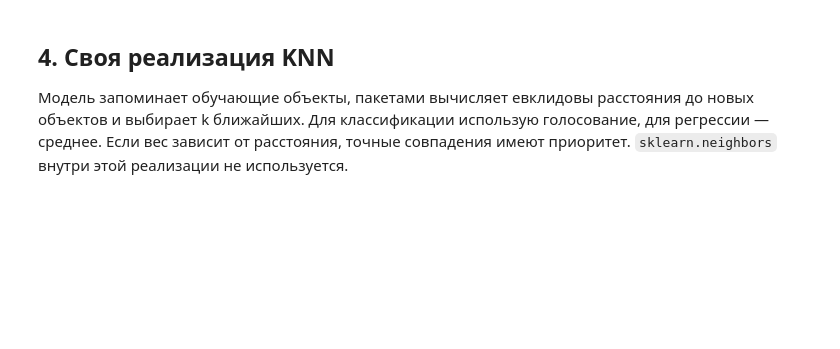
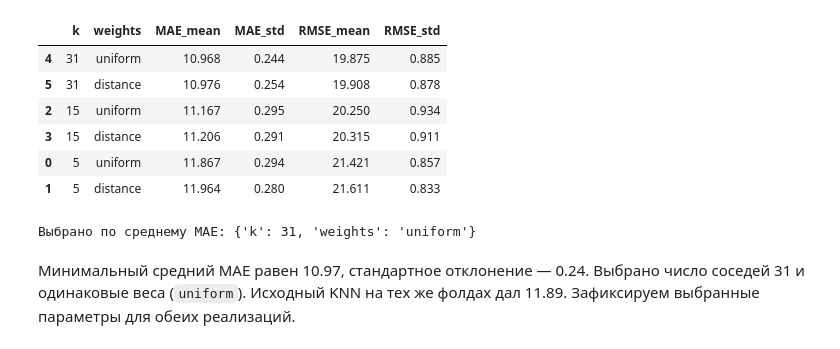
Before and after one commit to kirbasss/AI-Frameworks, a Jupyter notebook: notebooks/lab01_knn.ipynb, the cells around one changed output. Cells and saved outputs as stored; diff of their text form; code cells hidden in the pictures; blank space fills up the shorter version.

```diff
--- a/notebooks/lab01_knn.ipynb
+++ b/notebooks/lab01_knn.ipynb
@@ -158,28 +486,22 @@ plt.show()
 # %%
-def regression_features(frame, areas, scaler=None, fit=False):
-    numeric = frame[improved_cols].to_numpy(dtype=float)
-    if fit:
-        scaler = StandardScaler().fit(numeric)
-    numeric = scaler.transform(numeric)
-    area_codes = pd.Categorical(frame.area, categories=areas).codes
-    one_hot = np.eye(len(areas), dtype=float)[area_codes]
-    return np.column_stack([numeric, one_hot]), scaler
-
-all_areas = list(range(1, 78))
-Xtr_r, scaler_r = regression_features(train_r, all_areas, fit=True)
-Xva_r, _ = regression_features(val_r, all_areas, scaler_r)
 rows = []
 for k in [5, 15, 31]:
     for weights in ["uniform", "distance"]:
-        model = KNeighborsRegressor(n_neighbors=k, weights=weights)
-        model.fit(Xtr_r, train_r.y)
-        pred = model.predict(Xva_r)
-        rows.append({"k": k, "weights": weights, "MAE": mean_absolute_error(val_r.y, pred), "RMSE": np.sqrt(mean_squared_error(val_r.y, pred))})
-reg_search = pd.DataFrame(rows).sort_values("MAE")
-display(reg_search.round(2))
+        scores = evaluate_reg_cv(k, weights, mode="seasonal")
+        rows.append({"k": k, "weights": weights, **summarize_cv(scores),
+                     "fold_scores": scores.to_dict(orient="records")})
+reg_search = pd.DataFrame(rows).sort_values("MAE_mean", kind="stable")
+display(reg_search.drop(columns="fold_scores").round(3))
 best_r = reg_search.iloc[0]
-print("Выбрано:", best_r[["k", "weights"]].to_dict())
+print("Выбрано по среднему MAE:", best_r[["k", "weights"]].to_dict())
+# %% [output]
+|  | k | weights | MAE_mean | MAE_std | RMSE_mean | RMSE_std |
+| 4 | 31 | uniform | 10.968 | 0.244 | 19.875 | 0.885 |
+| 5 | 31 | distance | 10.976 | 0.254 | 19.908 | 0.878 |
+| 2 | 15 | uniform | 11.167 | 0.295 | 20.250 | 0.934 |
+| 3 | 15 | distance | 11.206 | 0.291 | 20.315 | 0.911 |
+| 0 | 5 | uniform | 11.867 | 0.294 | 21.421 | 0.857 |
+| 1 | 5 | distance | 11.964 | 0.280 | 21.611 | 0.833 |
+Выбрано по среднему MAE: {'k': 31, 'weights': 'uniform'}
-# %% [markdown]
-## 4. Своя реализация KNN
-
-Модель запоминает обучающие объекты, пакетами вычисляет евклидовы расстояния до новых объектов и выбирает k ближайших. Для классификации использую голосование, для регрессии — среднее. Если вес зависит от расстояния, точные совпадения имеют приоритет. `sklearn.neighbors` внутри этой реализации не используется.
+# %% [markdown]
+Минимальный средний MAE равен 10.97, стандартное отклонение — 0.24. Выбрано число соседей 31 и одинаковые веса (`uniform`). Исходный KNN на тех же фолдах дал 11.89. Зафиксируем выбранные параметры для обеих реализаций.
```
Also changed, not shown: parts of 56 cells of this notebook, 11 other files.
